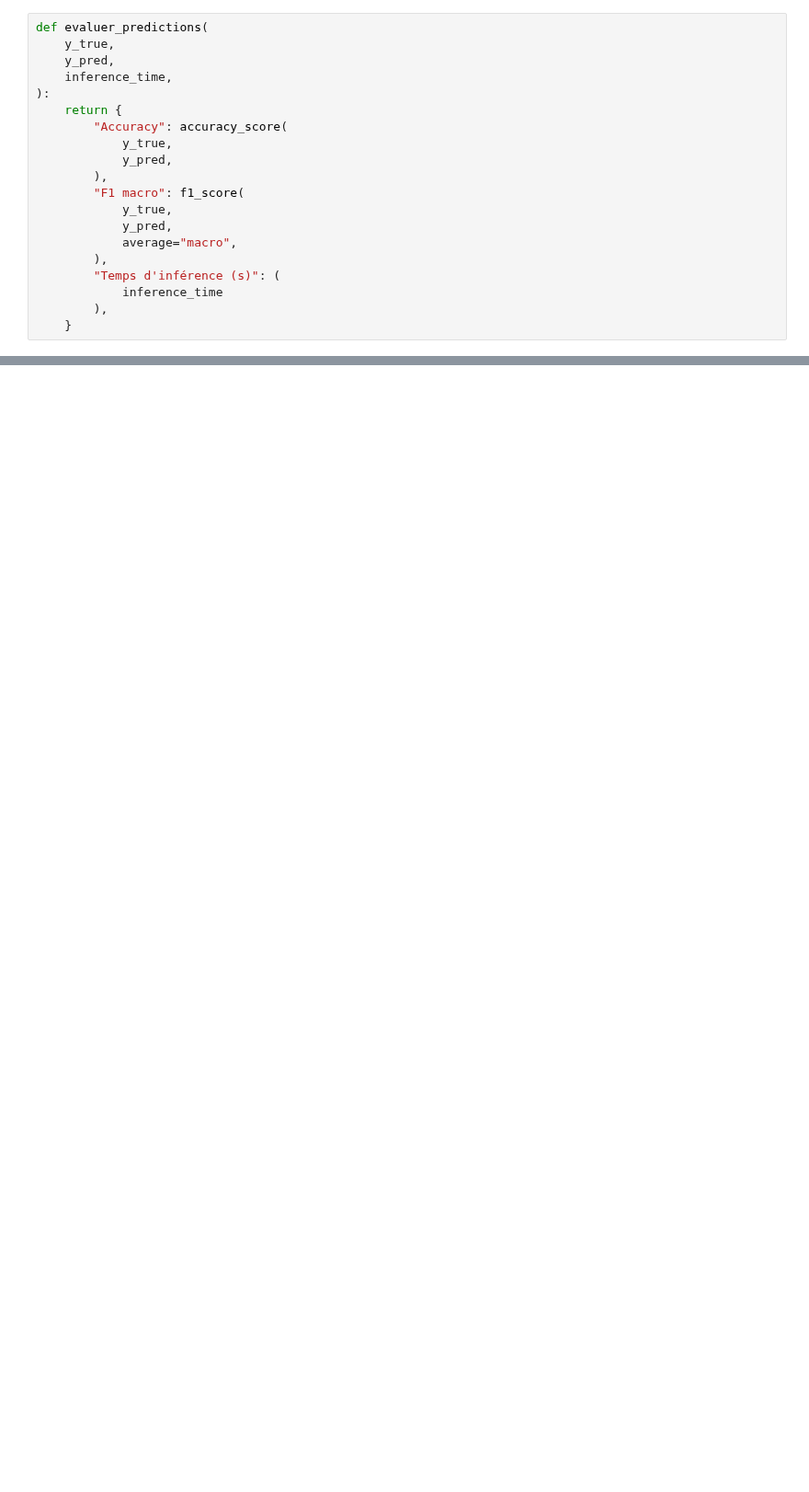
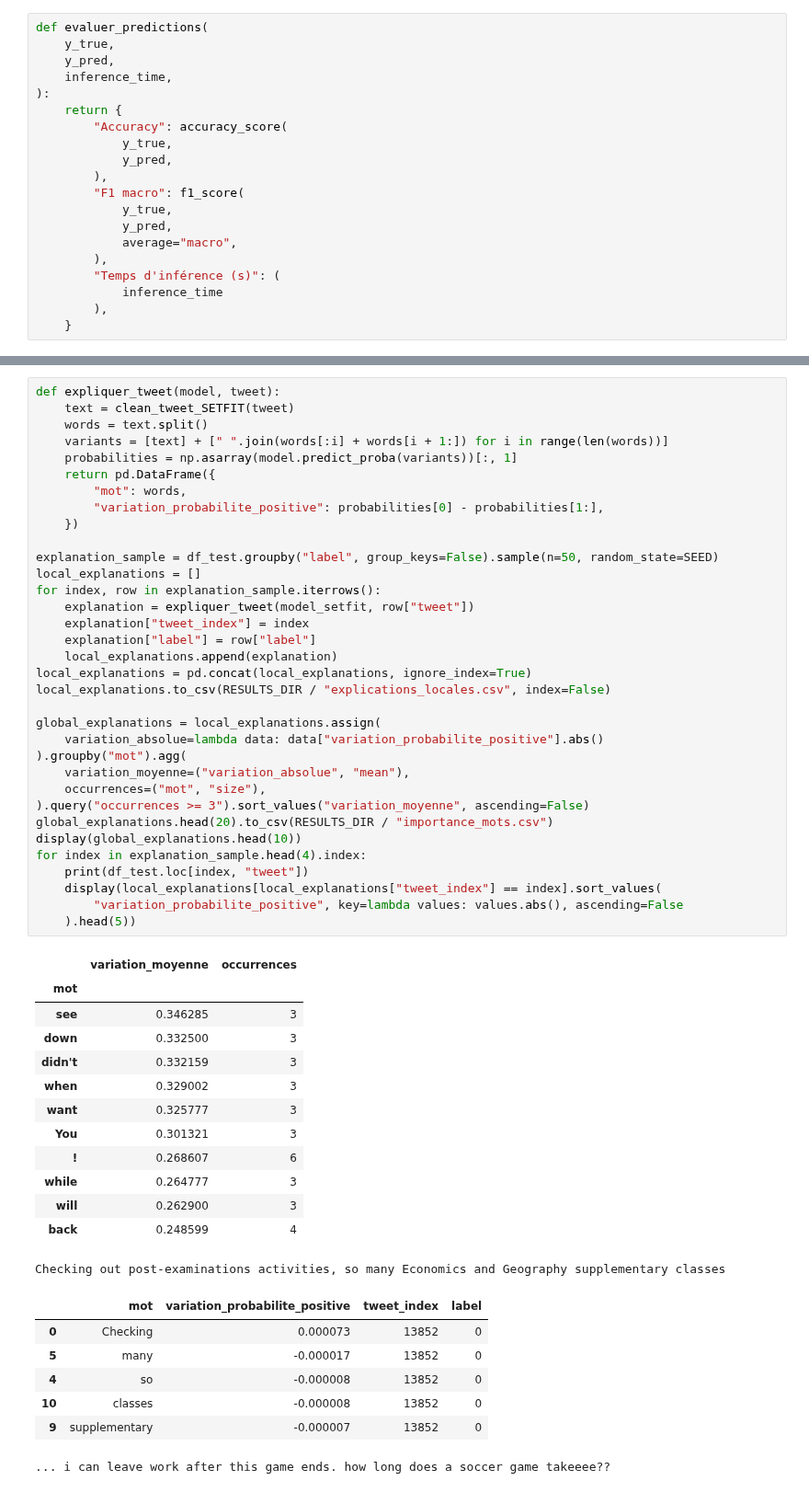
Before and after one commit to CaNaLLx/OpenClassrooms_projet_9, a Jupyter notebook: Notebooks/notebook_final_entrainement.ipynb, the cells around one changed output, grey strips where cells are left out. Shown at 92% size. Cells and saved outputs as stored; diff of their text form; blank space fills up the shorter version.

```diff
--- a/Notebooks/notebook_final_entrainement.ipynb
+++ b/Notebooks/notebook_final_entrainement.ipynb
@@ -1388,0 +1266,55 @@ print(
+# %%
+def expliquer_tweet(model, tweet):
+    text = clean_tweet_SETFIT(tweet)
+    words = text.split()
+    variants = [text] + [" ".join(words[:i] + words[i + 1:]) for i in range(len(words))]
+    probabilities = np.asarray(model.predict_proba(variants))[:, 1]
+    return pd.DataFrame({
+        "mot": words,
+        "variation_probabilite_positive": probabilities[0] - probabilities[1:],
+    })
+
+explanation_sample = df_test.groupby("label", group_keys=False).sample(n=50, random_state=SEED)
+local_explanations = []
+for index, row in explanation_sample.iterrows():
+    explanation = expliquer_tweet(model_setfit, row["tweet"])
+    explanation["tweet_index"] = index
+    explanation["label"] = row["label"]
+    local_explanations.append(explanation)
+local_explanations = pd.concat(local_explanations, ignore_index=True)
+local_explanations.to_csv(RESULTS_DIR / "explications_locales.csv", index=False)
+
+global_explanations = local_explanations.assign(
+    variation_absolue=lambda data: data["variation_probabilite_positive"].abs()
+).groupby("mot").agg(
+    variation_moyenne=("variation_absolue", "mean"),
+    occurrences=("mot", "size"),
+).query("occurrences >= 3").sort_values("variation_moyenne", ascending=False)
+global_explanations.head(20).to_csv(RESULTS_DIR / "importance_mots.csv")
+display(global_explanations.head(10))
+for index in explanation_sample.head(4).index:
+    print(df_test.loc[index, "tweet"])
+    display(local_explanations[local_explanations["tweet_index"] == index].sort_values(
+        "variation_probabilite_positive", key=lambda values: values.abs(), ascending=False
+    ).head(5))
+# %% [output]
+|  | variation_moyenne | occurrences |
+| mot |  |  |
+| see | 0.346285 | 3 |
+| down | 0.332500 | 3 |
+| didn't | 0.332159 | 3 |
+| when | 0.329002 | 3 |
+| want | 0.325777 | 3 |
+| You | 0.301321 | 3 |
+| ! | 0.268607 | 6 |
+| while | 0.264777 | 3 |
+| will | 0.262900 | 3 |
+| back | 0.248599 | 4 |
+Checking out post-examinations activities, so many Economics and Geography supplementary classes
+|  | mot | variation_probabilite_positive | tweet_index | label |
+| 0 | Checking | 0.000073 | 13852 | 0 |
+| 5 | many | -0.000017 | 13852 | 0 |
+| 4 | so | -0.000008 | 13852 | 0 |
+| 10 | classes | -0.000008 | 13852 | 0 |
+| 9 | supplementary | -0.000007 | 13852 | 0 |
+... i can leave work after this game ends. how long does a soccer game takeeee??
```
Also changed, not shown: parts of 54 cells of this notebook, 37 other files.
